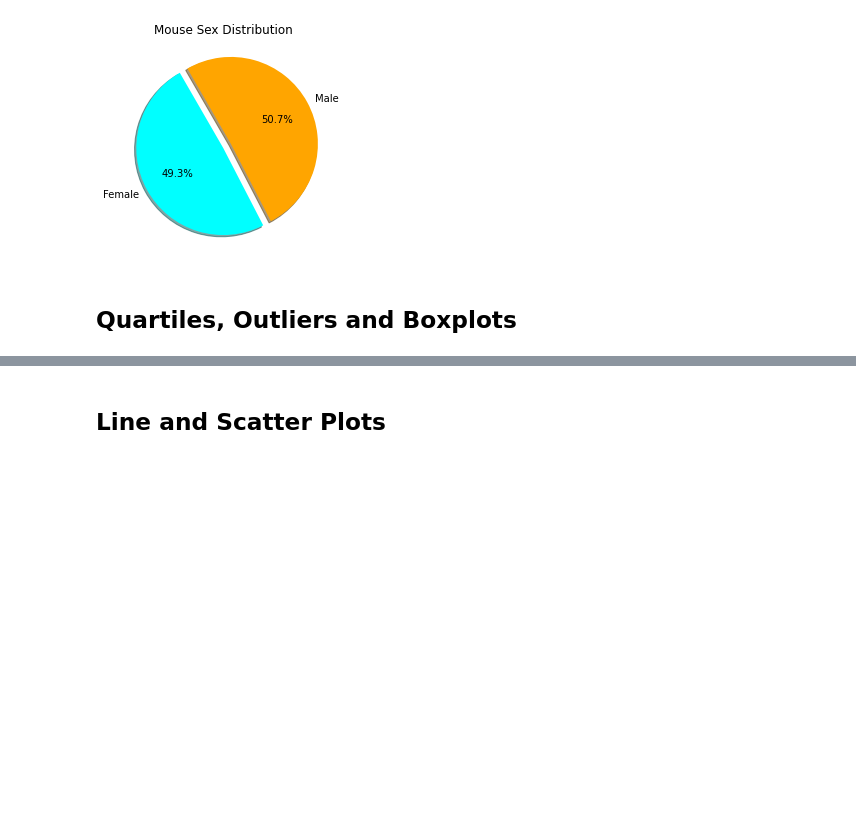
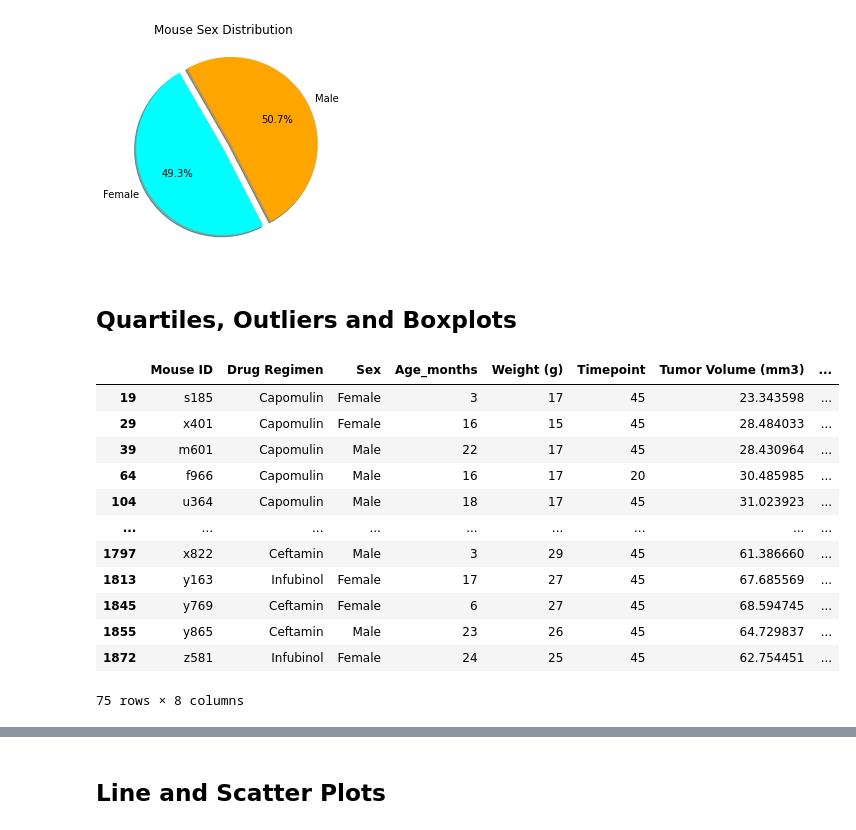
Before and after one commit to JuanjoFernandez/pharmaceutical, a Jupyter notebook: Pymaceuticals/pymaceuticals_starter.ipynb, the cells around one changed output, grey strips where cells are left out. Saved outputs shown, nothing was run; the diff lists cells and outputs as text; code cells hidden in the pictures; blank space fills up the shorter version.

Commit message:
final tumor volume

```diff
--- a/Pymaceuticals/pymaceuticals_starter.ipynb
+++ b/Pymaceuticals/pymaceuticals_starter.ipynb
@@ -245 +237,31 @@ plt.pie(sizes, explode=explode, labels=labels, colors=colors, autopct="%1.1f%%",
+# %%
+# Calculate the final tumor volume of each mouse across four of the treatment regimens:
+# Capomulin, Ramicane, Infubinol, and Ceftamin
+
+#getting the final tumor volume
+#dataframe is sorted by Mouse ID and timepoint, dropping duplicates whilst maintaining the last value
+merged_study.drop_duplicates(subset = ['Mouse ID', 'Timepoint'], keep='last')
+final_tumor = clean_study.drop_duplicates(subset='Mouse ID', keep='last')
+
+#filtering the dataframe for the studies to analyze
+final_tumor = final_tumor.loc[(final_tumor['Drug Regimen']=='Capomulin')|
+                              (final_tumor['Drug Regimen']=='Ramicame')|
+                              (final_tumor['Drug Regimen']=='Infubinol')|
+                              (final_tumor['Drug Regimen']=='Ceftamin'), :]
+
+final_tumor
+# %% [output]
+|  | Mouse ID | Drug Regimen | Sex | Age_months | Weight (g) | Timepoint | Tumor Volume (mm3) | ... |
+| 19 | s185 | Capomulin | Female | 3 | 17 | 45 | 23.343598 | ... |
+| 29 | x401 | Capomulin | Female | 16 | 15 | 45 | 28.484033 | ... |
+| 39 | m601 | Capomulin | Male | 22 | 17 | 45 | 28.430964 | ... |
+| 64 | f966 | Capomulin | Male | 16 | 17 | 20 | 30.485985 | ... |
+| 104 | u364 | Capomulin | Male | 18 | 17 | 45 | 31.023923 | ... |
+| ... | ... | ... | ... | ... | ... | ... | ... | ... |
+| 1797 | x822 | Ceftamin | Male | 3 | 29 | 45 | 61.386660 | ... |
+| 1813 | y163 | Infubinol | Female | 17 | 27 | 45 | 67.685569 | ... |
+| 1845 | y769 | Ceftamin | Female | 6 | 27 | 45 | 68.594745 | ... |
+| 1855 | y865 | Ceftamin | Male | 23 | 26 | 45 | 64.729837 | ... |
+| 1872 | z581 | Infubinol | Female | 24 | 25 | 45 | 62.754451 | ... |
+75 rows × 8 columns
 # %%
```
Also changed, not shown: parts of 2 cells of this notebook, 1 other file.
